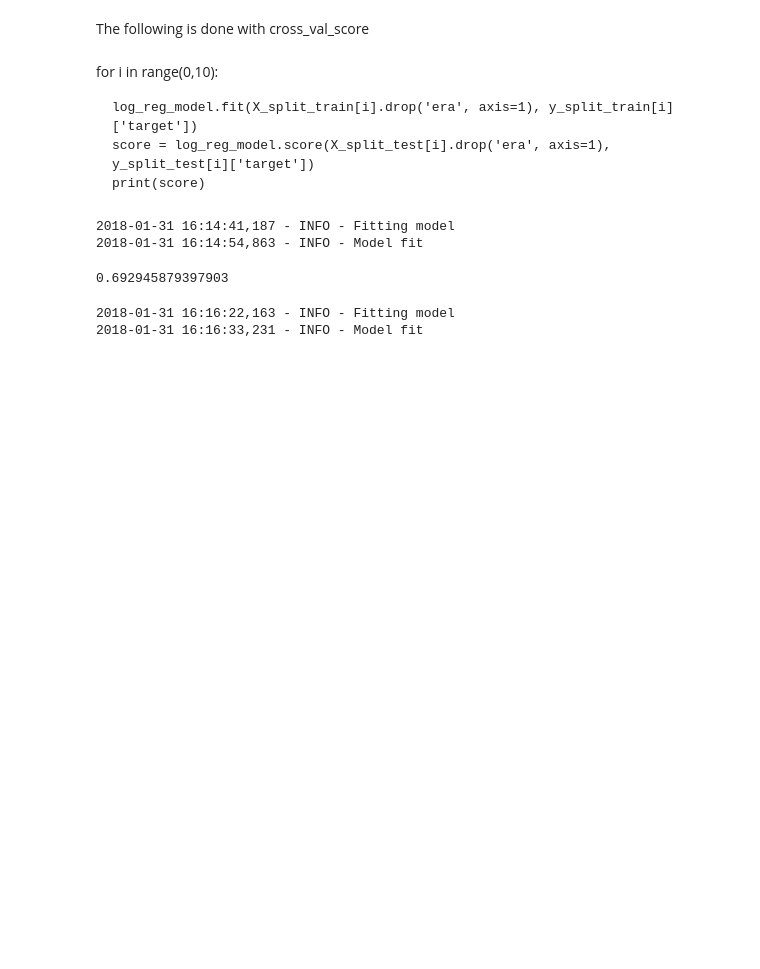
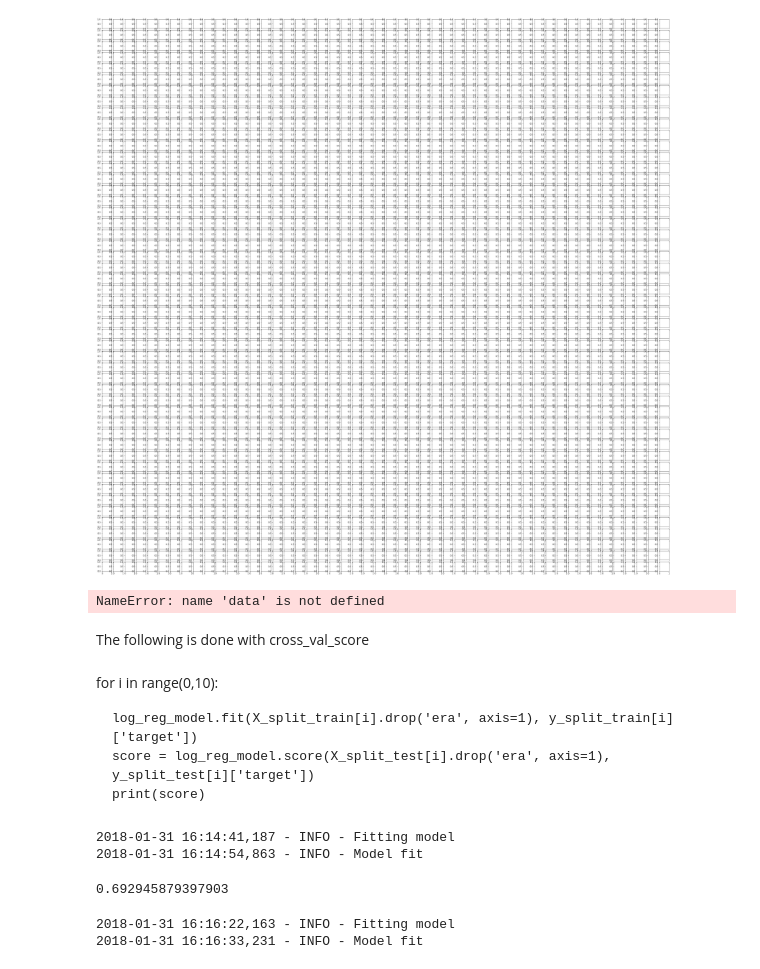
Before and after one commit to abstractSean/learning_numerai, a Jupyter notebook: notebooks/Data processing testing.ipynb, the cells around one changed output. Drawn from its saved outputs; the diff is of its cells as text; code cells hidden in the pictures; blank space fills up the shorter version.

```diff
--- a/notebooks/Data processing testing.ipynb
+++ b/notebooks/Data processing testing.ipynb
@@ -39,3 +79,42 @@ y_train = y_train_era['target']
+# %%
+scatter = Out[75]
+# %%
+numvars, numdata = scatter.shape
+fig, axes = plt.subplots(nrows=numvars, ncols=numvars, figsize=(50,50))
+# %% [output]
+[figure, added]
+# %%
+for ax in axes.flat:
+    ax.xaxis.set_visible(False)
+    ax.yaxis.set_visible(False)
+
+    if ax.is_first_col():
+        ax.yaxis.set_ticks_position('left')
+    if ax.is_last_col():
+        ax.yaxis.set_ticks_position('right')
+    if ax.is_first_row():
+        ax.xaxis.set_ticks_position('top')
+    if ax.is_last_row():
+        ax.xaxis.set_ticks_position('bottom')
+
+for i, j in zip(*np.triu_indices_from(axes, k=1)):
+    for x, y in [(i,j), (j,i)]:
+        axes[x,y].plot(data[x], data[y], **kwargs)
+
+    # Label the diagonal subplots...
+    for i, label in enumerate(names):
+        axes[i,i].annotate(label, (0.5, 0.5), xycoords='axes fraction',
+                ha='center', va='center')
+
+    # Turn on the proper x or y axes ticks.
+    for i, j in zip(range(numvars), itertools.cycle((-1, 0))):
+        axes[j,i].xaxis.set_visible(True)
+        axes[i,j].yaxis.set_visible(True)
+
+
+plt.show()
+# %% [output]
+NameError: name 'data' is not defined
 # %% [markdown]
 The following is done with cross_val_score
 # %% [markdown]
```
Also changed, not shown: parts of 16 cells of this notebook, 1 other file.
